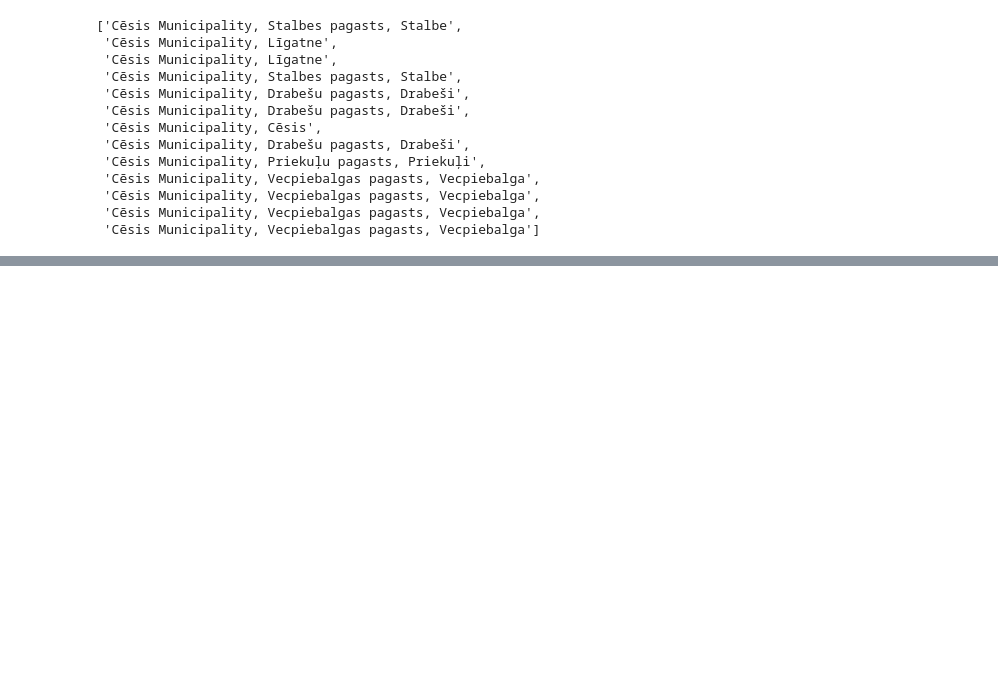
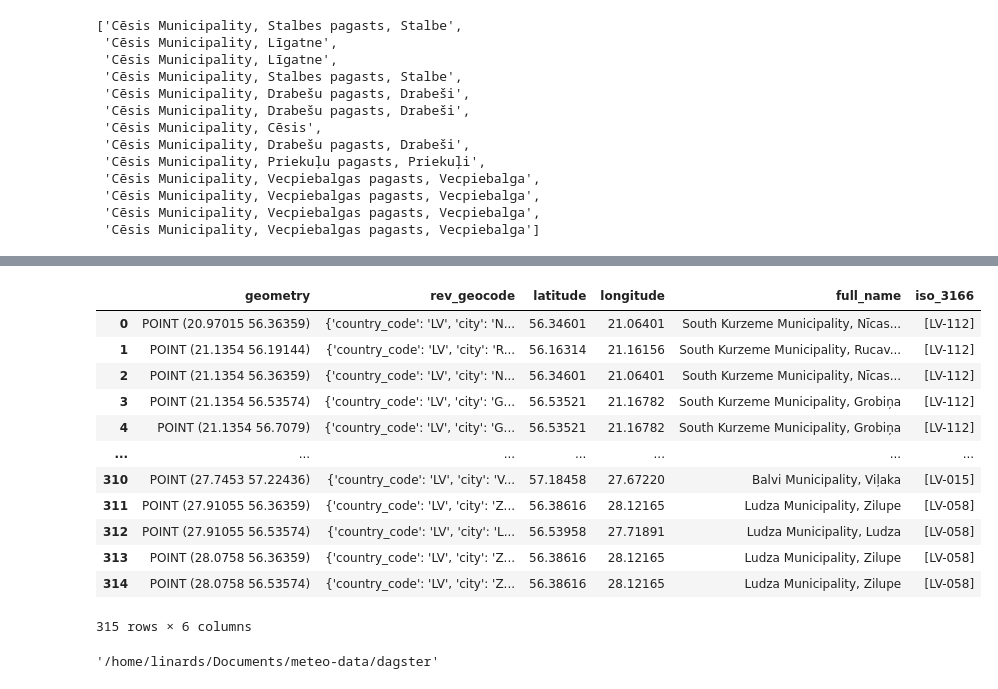
Before and after one commit to linards-kalvans/meteo-data, a Jupyter notebook: dagster/load-lv-grid.ipynb, the cells around one changed output, grey strips where cells are left out. Saved outputs shown, nothing was run; the diff lists cells and outputs as text; code cells hidden in the pictures; blank space fills up the shorter version.

```diff
--- a/dagster/load-lv-grid.ipynb
+++ b/dagster/load-lv-grid.ipynb
@@ -363,3 +361,11 @@ lv_grid[lv_grid["full_name"].str.startswith("Cēsis")].full_name.tolist()
  'Cēsis Municipality, Vecpiebalgas pagasts, Vecpiebalga',
  'Cēsis Municipality, Vecpiebalgas pagasts, Vecpiebalga',
  'Cēsis Municipality, Vecpiebalgas pagasts, Vecpiebalga']
+# %%
+from opencage.geocoder import OpenCageGeocode
+from pprint import pprint
+
+key = '36e53b411cda4663bdf6120faed85a0f'
+geocoder = OpenCageGeocode(key)
+
+geocoder.reverse_geocode(lv_grid.latitude.tolist()[0], lv_grid.longitude.tolist()[0])[0].get("components").get("ISO_3166-2")[0]
@@ -366 +393,3 @@ lv_grid[lv_grid["full_name"].str.startswith("Cēsis")].full_name.tolist()
+# %%
+lv_grid["iso_3166"] = lv_grid.apply(lambda x: geocoder.reverse_geocode(x.latitude, x.longitude)[0].get("components").get("ISO_3166-2")[0], axis=1)
 # %%
@@ -367,0 +397,21 @@ lv_grid.drop_duplicates(subset=["full_name"])[["full_name", "latitude", "longitu
+# %%
+lv_grid
+# %% [output]
+|  | geometry | rev_geocode | latitude | longitude | full_name | iso_3166 |
+| 0 | POINT (20.97015 56.36359) | {'country_code': 'LV', 'city': 'N... | 56.34601 | 21.06401 | South Kurzeme Municipality, Nīcas... | [LV-112] |
+| 1 | POINT (21.1354 56.19144) | {'country_code': 'LV', 'city': 'R... | 56.16314 | 21.16156 | South Kurzeme Municipality, Rucav... | [LV-112] |
+| 2 | POINT (21.1354 56.36359) | {'country_code': 'LV', 'city': 'N... | 56.34601 | 21.06401 | South Kurzeme Municipality, Nīcas... | [LV-112] |
+| 3 | POINT (21.1354 56.53574) | {'country_code': 'LV', 'city': 'G... | 56.53521 | 21.16782 | South Kurzeme Municipality, Grobiņa | [LV-112] |
+| 4 | POINT (21.1354 56.7079) | {'country_code': 'LV', 'city': 'G... | 56.53521 | 21.16782 | South Kurzeme Municipality, Grobiņa | [LV-112] |
+| ... | ... | ... | ... | ... | ... | ... |
+| 310 | POINT (27.7453 57.22436) | {'country_code': 'LV', 'city': 'V... | 57.18458 | 27.67220 | Balvi Municipality, Viļaka | [LV-015] |
+| 311 | POINT (27.91055 56.36359) | {'country_code': 'LV', 'city': 'Z... | 56.38616 | 28.12165 | Ludza Municipality, Zilupe | [LV-058] |
+| 312 | POINT (27.91055 56.53574) | {'country_code': 'LV', 'city': 'L... | 56.53958 | 27.71891 | Ludza Municipality, Ludza | [LV-058] |
+| 313 | POINT (28.0758 56.36359) | {'country_code': 'LV', 'city': 'Z... | 56.38616 | 28.12165 | Ludza Municipality, Zilupe | [LV-058] |
+| 314 | POINT (28.0758 56.53574) | {'country_code': 'LV', 'city': 'Z... | 56.38616 | 28.12165 | Ludza Municipality, Zilupe | [LV-058] |
+315 rows × 6 columns
+# %%
+import os
+os.getcwd()
+# %% [output]
+'/home/linards/Documents/meteo-data/dagster'
```
Also changed, not shown: parts of 14 cells of this notebook, 2 other files.
